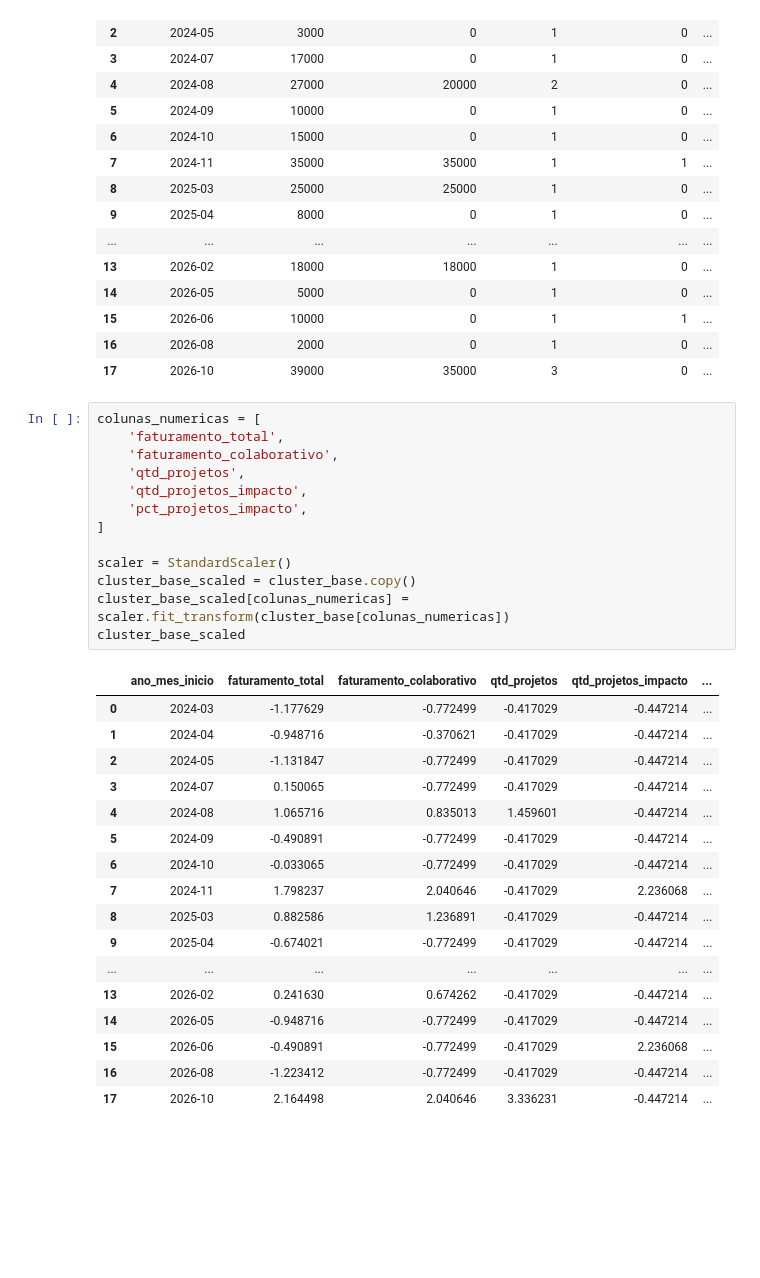
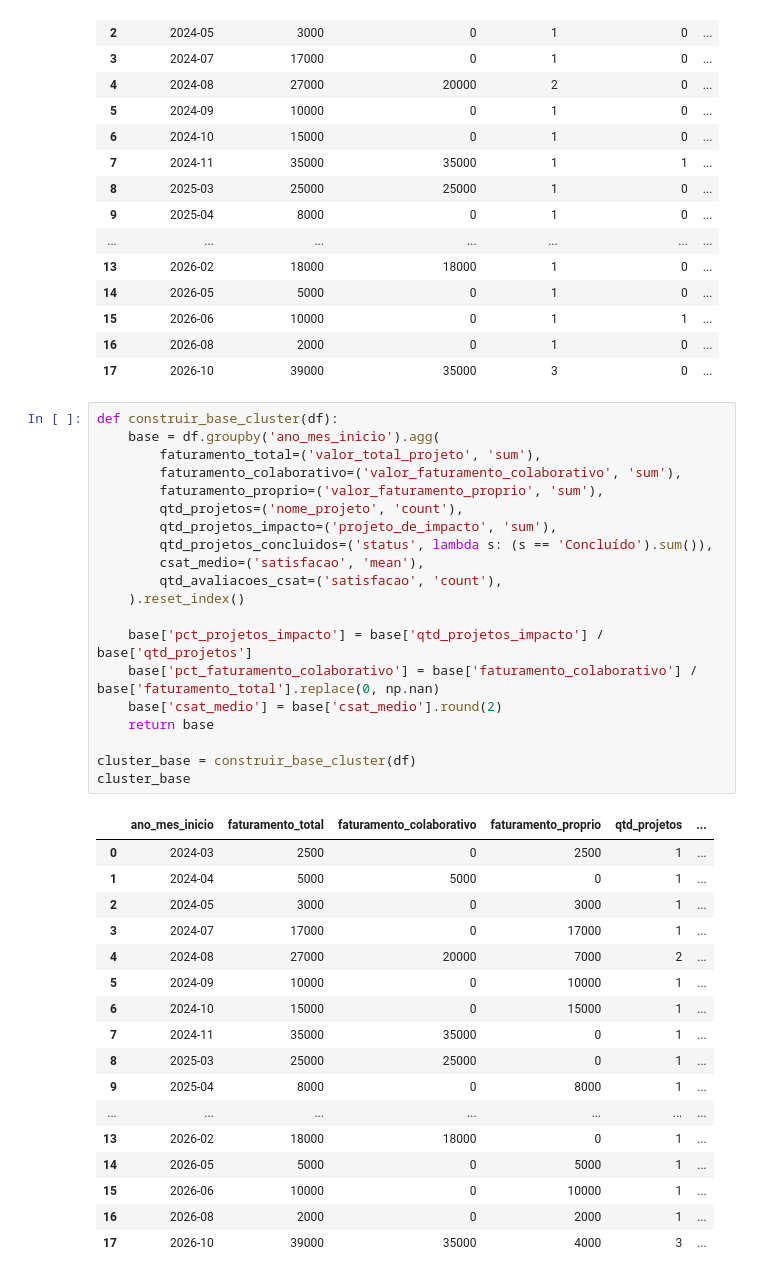
Before and after one commit to Italo27-py/Project_DEX_Asimov, a Jupyter notebook: Code_1.ipynb, the cells around one changed output. Saved outputs shown, nothing was run; the diff lists cells and outputs as text; blank space fills up the shorter version.

Commit message:
substituicao de indicadores mensais de cluster por funcao padronizada

```diff
--- a/Code_1.ipynb
+++ b/Code_1.ipynb
@@ -307,34 +307,41 @@ cluster_base
 | 15 | 2026-06 | 10000 | 0 | 1 | 1 | ... |
 | 16 | 2026-08 | 2000 | 0 | 1 | 0 | ... |
 | 17 | 2026-10 | 39000 | 35000 | 3 | 0 | ... |
-# %%
-colunas_numericas = [
-    'faturamento_total',
-    'faturamento_colaborativo',
-    'qtd_projetos',
-    'qtd_projetos_impacto',
-    'pct_projetos_impacto',
-]
-
-scaler = StandardScaler()
-cluster_base_scaled = cluster_base.copy()
-cluster_base_scaled[colunas_numericas] = scaler.fit_transform(cluster_base[colunas_numericas])
-cluster_base_scaled
-# %% [output]
-|  | ano_mes_inicio | faturamento_total | faturamento_colaborativo | qtd_projetos | qtd_projetos_impacto | ... |
-| 0 | 2024-03 | -1.177629 | -0.772499 | -0.417029 | -0.447214 | ... |
-| 1 | 2024-04 | -0.948716 | -0.370621 | -0.417029 | -0.447214 | ... |
-| 2 | 2024-05 | -1.131847 | -0.772499 | -0.417029 | -0.447214 | ... |
-| 3 | 2024-07 | 0.150065 | -0.772499 | -0.417029 | -0.447214 | ... |
-| 4 | 2024-08 | 1.065716 | 0.835013 | 1.459601 | -0.447214 | ... |
-| 5 | 2024-09 | -0.490891 | -0.772499 | -0.417029 | -0.447214 | ... |
-| 6 | 2024-10 | -0.033065 | -0.772499 | -0.417029 | -0.447214 | ... |
-| 7 | 2024-11 | 1.798237 | 2.040646 | -0.417029 | 2.236068 | ... |
-| 8 | 2025-03 | 0.882586 | 1.236891 | -0.417029 | -0.447214 | ... |
-| 9 | 2025-04 | -0.674021 | -0.772499 | -0.417029 | -0.447214 | ... |
-| ... | ... | ... | ... | ... | ... | ... |
-| 13 | 2026-02 | 0.241630 | 0.674262 | -0.417029 | -0.447214 | ... |
-| 14 | 2026-05 | -0.948716 | -0.772499 | -0.417029 | -0.447214 | ... |
-| 15 | 2026-06 | -0.490891 | -0.772499 | -0.417029 | 2.236068 | ... |
-| 16 | 2026-08 | -1.223412 | -0.772499 | -0.417029 | -0.447214 | ... |
-| 17 | 2026-10 | 2.164498 | 2.040646 | 3.336231 | -0.447214 | ... |
+# %%
+def construir_base_cluster(df):
+    base = df.groupby('ano_mes_inicio').agg(
+        faturamento_total=('valor_total_projeto', 'sum'),
+        faturamento_colaborativo=('valor_faturamento_colaborativo', 'sum'),
+        faturamento_proprio=('valor_faturamento_proprio', 'sum'),
+        qtd_projetos=('nome_projeto', 'count'),
+        qtd_projetos_impacto=('projeto_de_impacto', 'sum'),
+        qtd_projetos_concluidos=('status', lambda s: (s == 'Concluído').sum()),
+        csat_medio=('satisfacao', 'mean'),
+        qtd_avaliacoes_csat=('satisfacao', 'count'),
+    ).reset_index()
+
+    base['pct_projetos_impacto'] = base['qtd_projetos_impacto'] / base['qtd_projetos']
+    base['pct_faturamento_colaborativo'] = base['faturamento_colaborativo'] / base['faturamento_total'].replace(0, np.nan)
+    base['csat_medio'] = base['csat_medio'].round(2)
+    return base
+
+cluster_base = construir_base_cluster(df)
+cluster_base
+# %% [output]
+|  | ano_mes_inicio | faturamento_total | faturamento_colaborativo | faturamento_proprio | qtd_projetos | ... |
+| 0 | 2024-03 | 2500 | 0 | 2500 | 1 | ... |
+| 1 | 2024-04 | 5000 | 5000 | 0 | 1 | ... |
+| 2 | 2024-05 | 3000 | 0 | 3000 | 1 | ... |
+| 3 | 2024-07 | 17000 | 0 | 17000 | 1 | ... |
+| 4 | 2024-08 | 27000 | 20000 | 7000 | 2 | ... |
+| 5 | 2024-09 | 10000 | 0 | 10000 | 1 | ... |
+| 6 | 2024-10 | 15000 | 0 | 15000 | 1 | ... |
+| 7 | 2024-11 | 35000 | 35000 | 0 | 1 | ... |
+| 8 | 2025-03 | 25000 | 25000 | 0 | 1 | ... |
+| 9 | 2025-04 | 8000 | 0 | 8000 | 1 | ... |
+| ... | ... | ... | ... | ... | ... | ... |
+| 13 | 2026-02 | 18000 | 18000 | 0 | 1 | ... |
+| 14 | 2026-05 | 5000 | 0 | 5000 | 1 | ... |
+| 15 | 2026-06 | 10000 | 0 | 10000 | 1 | ... |
+| 16 | 2026-08 | 2000 | 0 | 2000 | 1 | ... |
+| 17 | 2026-10 | 39000 | 35000 | 4000 | 3 | ... |
```
